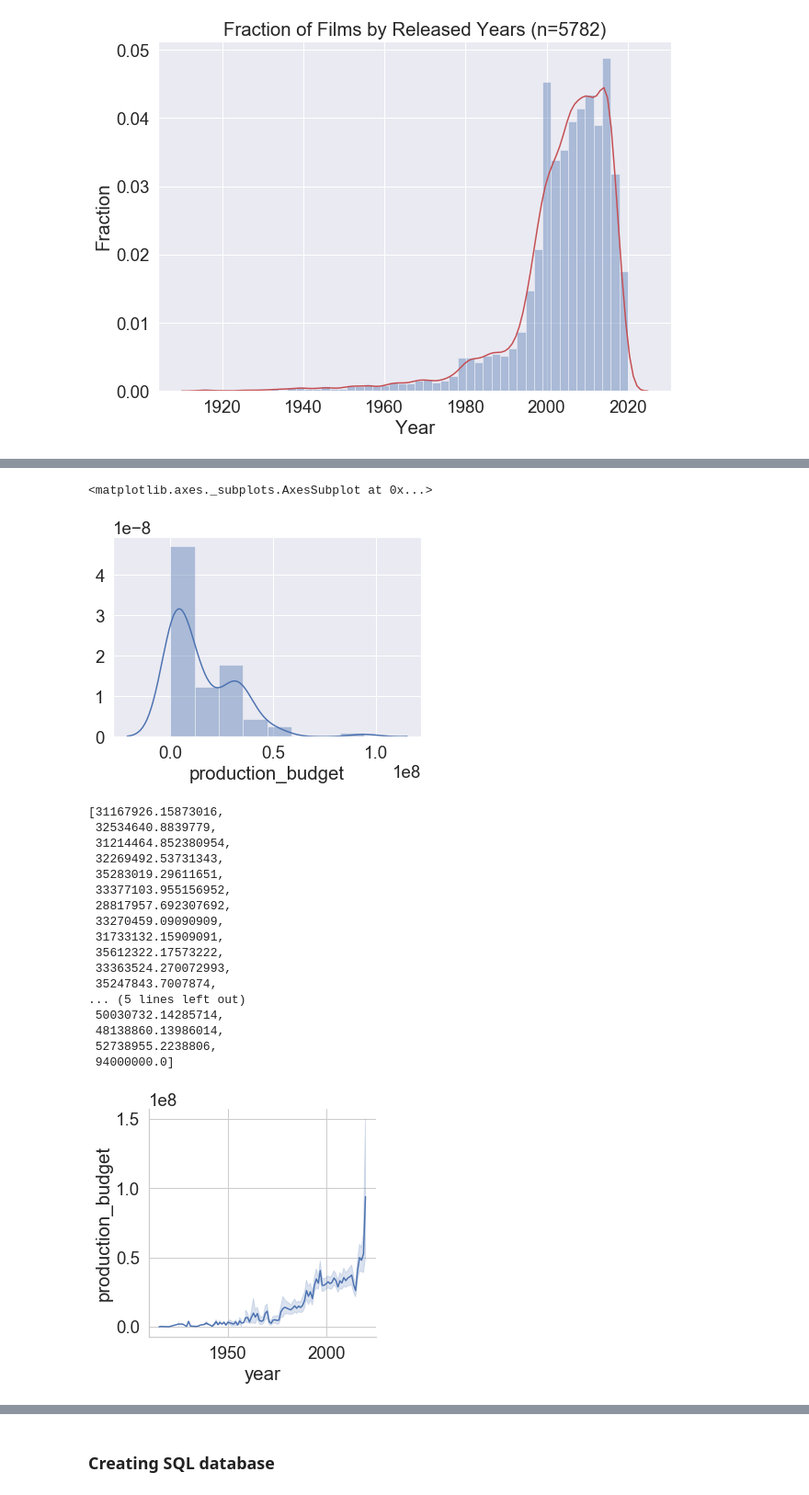
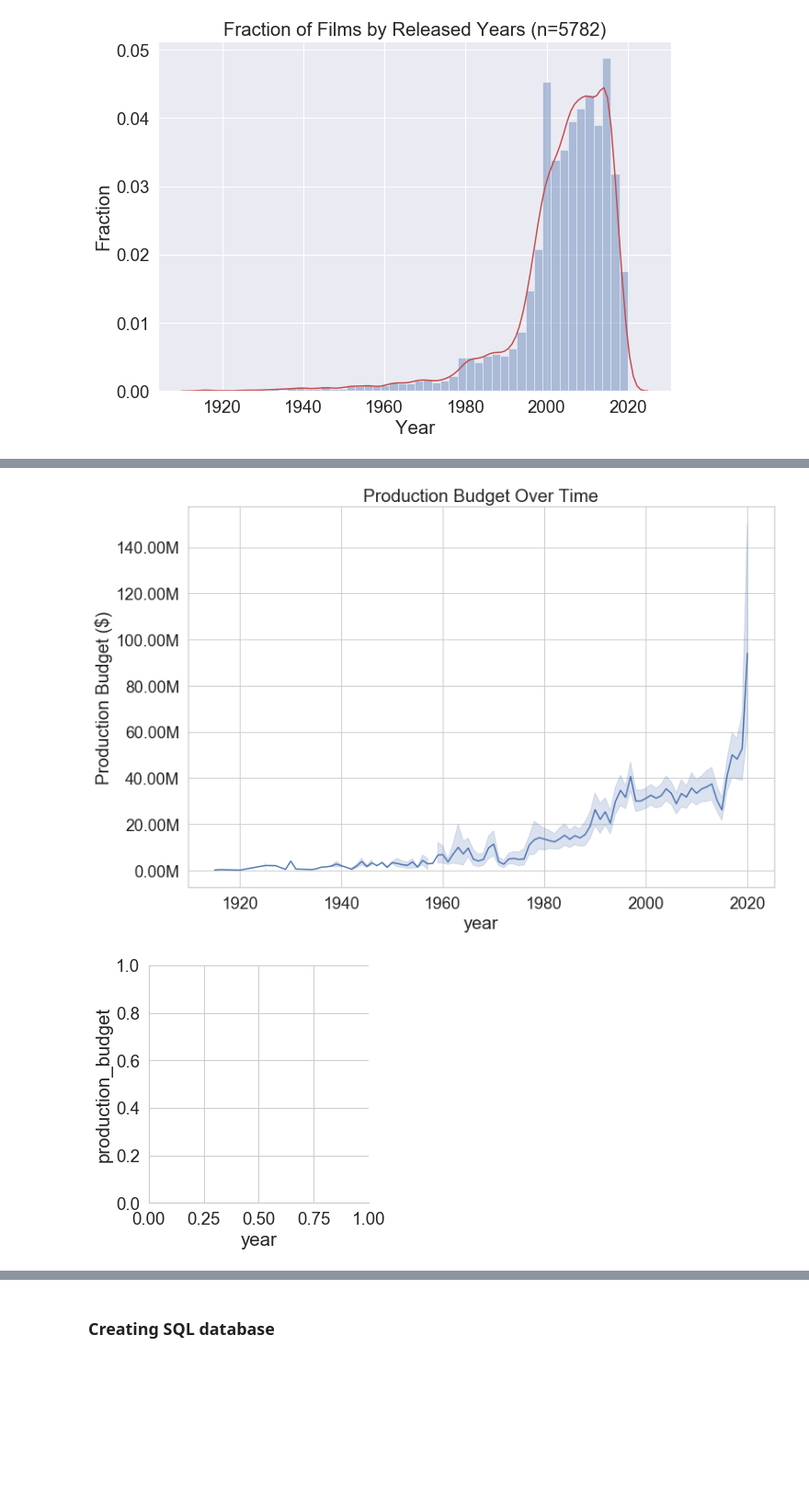
Before and after one commit to singsang2/dsc-mod-1-project-v2-1-onl01-dtsc-ft-070620, a Jupyter notebook: student.ipynb, the cells around one changed output, grey strips where cells are left out. Shown at 92% size. Cells and saved outputs as stored; diff of their text form; code cells hidden in the pictures; blank space fills up the shorter version.

```diff
--- a/student.ipynb
+++ b/student.ipynb
@@ -162,3 +201,15 @@ len(df_movie_budgets)
+# %%
+def convert_budget_category(budget):
+    if budget < 200000:
+        return "Ultra Low"
+    elif budget < 2000000:
+        return "Low"
+    elif budget < 50000000:
+        return "Medium"
+    elif budget < 100000000:
+        return "Big"
+    else:
+        return "Mega"
 # %%
 def convert_release_date(data, col):
     data['month'] = data[col].apply(lambda x: x[:3])
@@ -173,14 +224,21 @@ def convert_all_cur_to_int(data, cols):
     for col in cols:
         data[col] = convert_currency_to_int(data, col)
 # %%
-# extracts released month and year
-convert_release_date(df_movie_budgets,'release_date')
+# # extracts released month and year
+# convert_release_date(df_movie_budgets,'release_date')
 
 # converts currency to int
 cols = ['production_budget', 'domestic_gross', 'worldwide_gross']
-convert_all_cur_to_int(sample, cols)
+# convert_all_cur_to_int(sample, cols)
+convert_all_cur_to_int(df_movie_budgets, cols)
 
-convert_all_cur_to_int(df_movie_budgets, cols)
+# categorize budget levels
+df_movie_budgets['budget_level'] = df_movie_budgets['production_budget'].apply(lambda x: convert_budget_category(x))
+
+# percent return
+df_movie_budgets['dom_percent_return'] = df_movie_budgets['domestic_gross']/df_movie_budgets['production_budget']*100
+df_movie_budgets['world_percent_return'] = df_movie_budgets['worldwide_gross']/df_movie_budgets['production_budget']*100
+df_movie_budgets['world_to_dom'] = df_movie_budgets['worldwide_gross'] / df_movie_budgets['domestic_gross']
 # %%
 def setup_figure(style="whitegrid", font_scale=1.7, figsize=(10,7)):
     """
@@ -216,44 +283,23 @@ ax = sns.distplot(df_movie_budgets['production_budget'])
 # %%
 mean_budget_by_year = df_movie_budgets.groupby('year').mean()['production_budget']
-# %%
-sns.(mean_budget_by_year)
-# %% [output]
-<matplotlib.axes._subplots.AxesSubplot at 0x...>
-[figure, removed]
 # %%
 index = mean_budget_by_year.index >= 2000;
 # %%
-list(mean_budget_by_year.values[index])
+# list(mean_budget_by_year.values[index])
-# %% [output]
-[31167926.15873016,
- 32534640.8839779,
- 31214464.852380954,
- 32269492.53731343,
- 35283019.29611651,
- 33377103.955156952,
- 28817957.692307692,
- 33270459.09090909,
- 31733132.15909091,
- 35612322.17573222,
- 33363524.270072993,
- 35247843.7007874,
-... (5 lines left out)
- 50030732.14285714,
- 48138860.13986014,
- 52738955.2238806,
- 94000000.0]
 # %%
-
+fig, ax = plt.subplots(figsize=(12,8))
 sns.set_style("whitegrid")
-ax1 = sns.relplot(x="year", y="production_budget",
-            kind="line", data=df_movie_budgets);
+sns.relplot(x="year", y="production_budget",
+            kind="line", data=df_movie_budgets, ax=ax);
 
 ylabels = ['{:,.2f}'.format(x) + 'M' for x in ax.get_yticks()/1000000];
 ax.set_yticklabels(ylabels);
 # Source code: https://stackoverflow.com/questions/53747298/how-to-format-seaborn-matplotlib-axis-tick-labels-from-number-to-thousands-or-mi
-ax.set(title = 'Production Budget Over Time', ylabel='Production Budget ($)')
-ax2 = ax.twinx()
+ax.set(title = 'Production Budget Over Time', ylabel='Production Budget ($)');
+fig, ax = plt.subplots(figsize=(17,11))
+sns.set_style("whitegrid")
 data = df_movie_budgets[df_movie_budgets['year']>=2000]
-sns.boxplot(x="year", y="production_budget", data=data, ax=ax2);
+sns.boxplot(x="year", y="production_budget", data=data, ax=ax);
 # %% [output]
-[figure, old version]
+[figure, new version]
+[figure, added]
```
Also changed, not shown: parts of 18 cells of this notebook.
